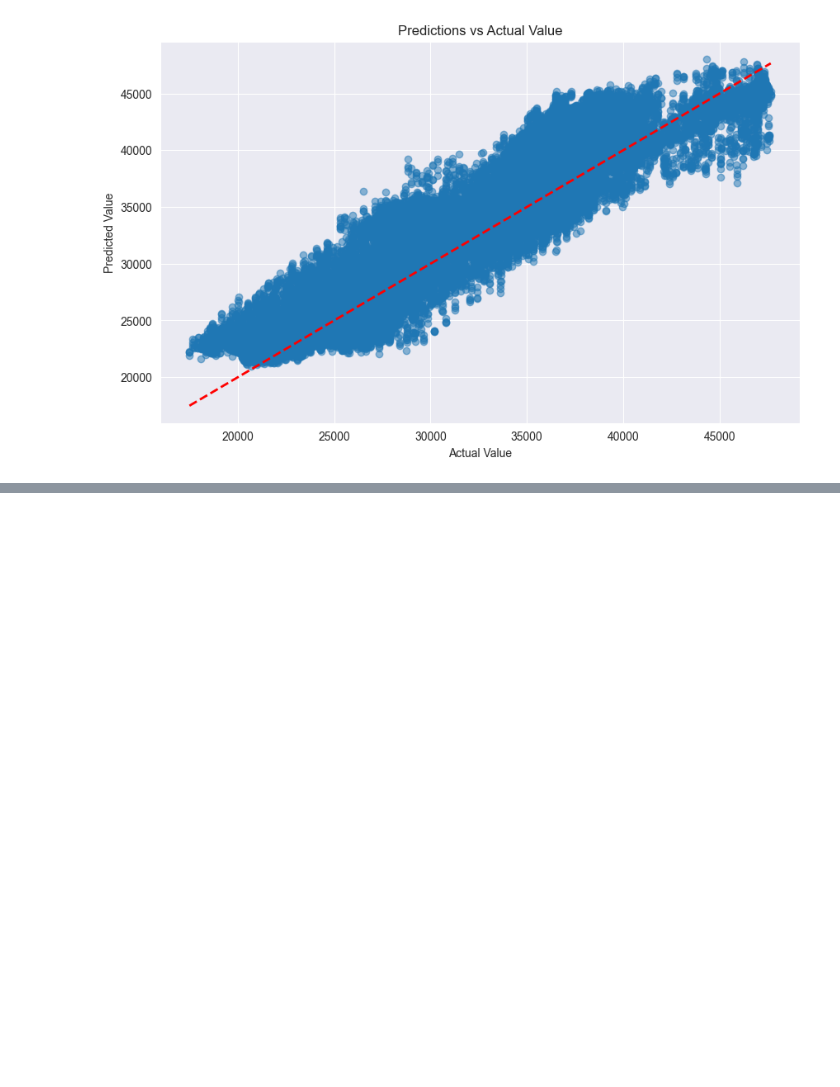
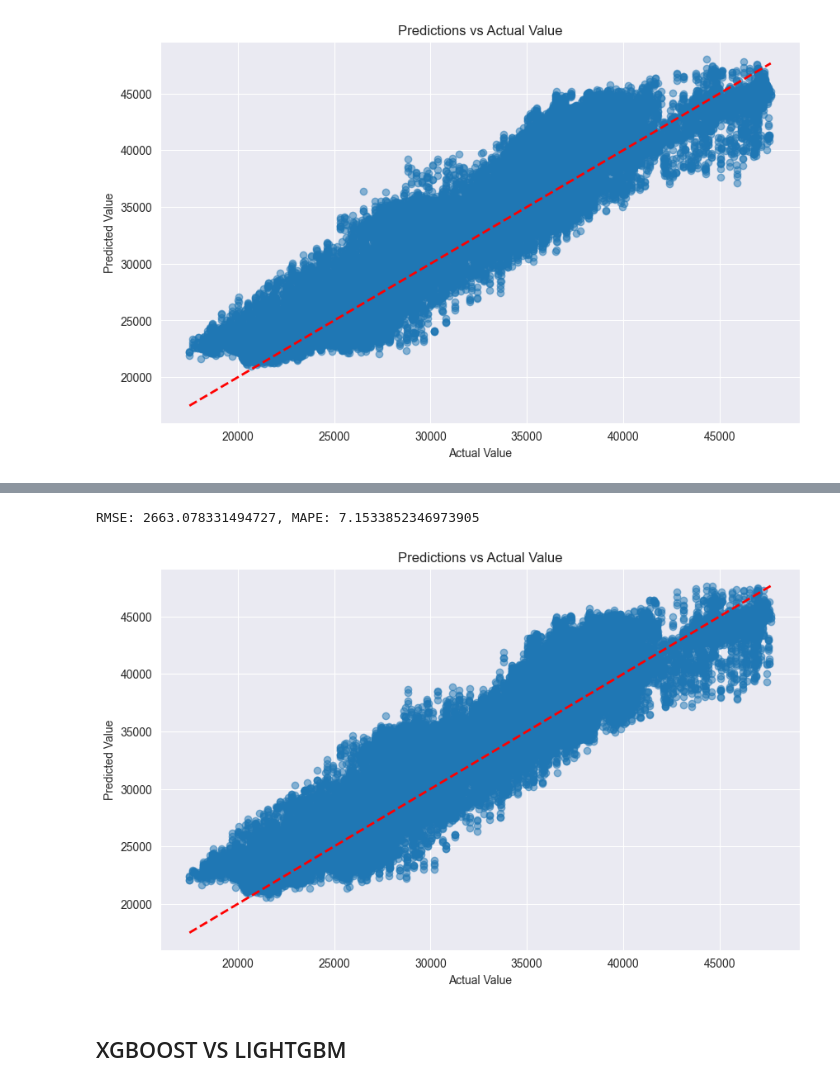
Before and after one commit to vect000r/datascience, a Jupyter notebook: power_consumption/power_consumption.ipynb, the cells around one changed output, grey strips where cells are left out. Drawn from its saved outputs; the diff is of its cells as text; code cells hidden in the pictures; blank space fills up the shorter version.

Commit message:
feat: xgboost added

```diff
--- a/power_consumption/power_consumption.ipynb
+++ b/power_consumption/power_consumption.ipynb
@@ -178,0 +186,13 @@ plt.show()
+# %%
+from xgboost import XGBRegressor
+
+xgboost_model = XGBRegressor(
+    n_estimators=100,
+    learning_rate=0.1,
+    max_depth=6,
+    random_state=42,
+)
+
+model = MultiOutputRegressor(xgboost_model)
+
+model.fit(X_train, y_train)
@@ -178,0 +217,27 @@ plt.show()
+# %%
+y_pred = model.predict(X_test)
+# %%
+rmse = np.sqrt(mean_squared_error(y_test, y_pred))
+rmses.append(rmse)
+
+mape = np.mean(np.abs((y_test - y_pred) / y_test)) * 100
+mapes.append(mape)
+
+print(f"RMSE: {rmse}, MAPE: {mape}")
+# %% [output]
+RMSE: 2663.078331494727, MAPE: 7.1533852346973905
+# %%
+# Visualization
+
+plt.figure(figsize=(10, 6))
+plt.scatter(y_test, y_pred, alpha=0.5)
+plt.plot([y_test.min(), y_test.max()], [y_test.min(), y_test.max()], 'r--', lw=2)
+plt.xlabel('Actual Value')
+plt.ylabel('Predicted Value')
+plt.title("Predictions vs Actual Value")
+plt.grid(True)
+plt.show()
+# %% [output]
+[figure, added]
+# %% [markdown]
+## XGBOOST VS LIGHTGBM
```
Also changed, not shown: parts of 5 cells of this notebook.
